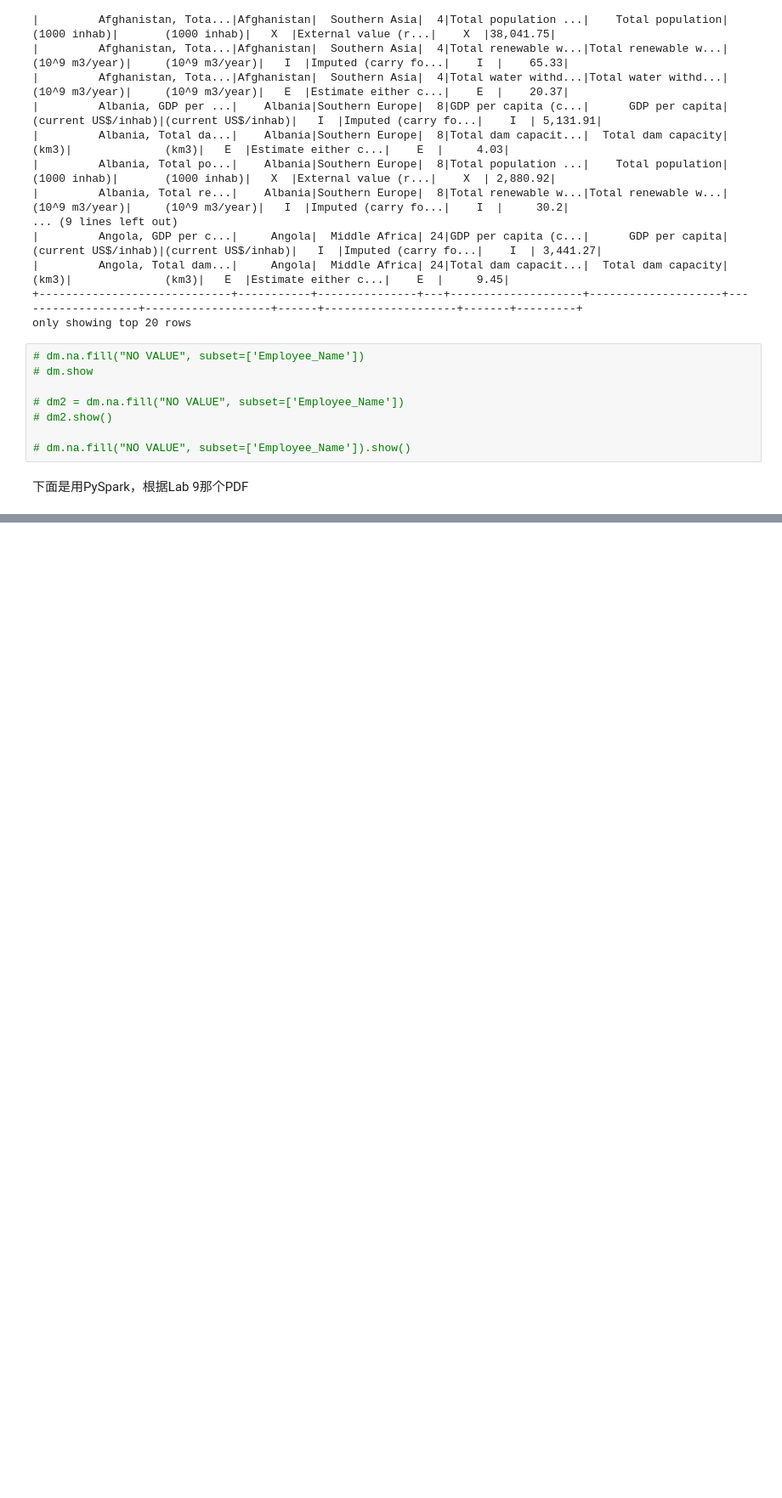
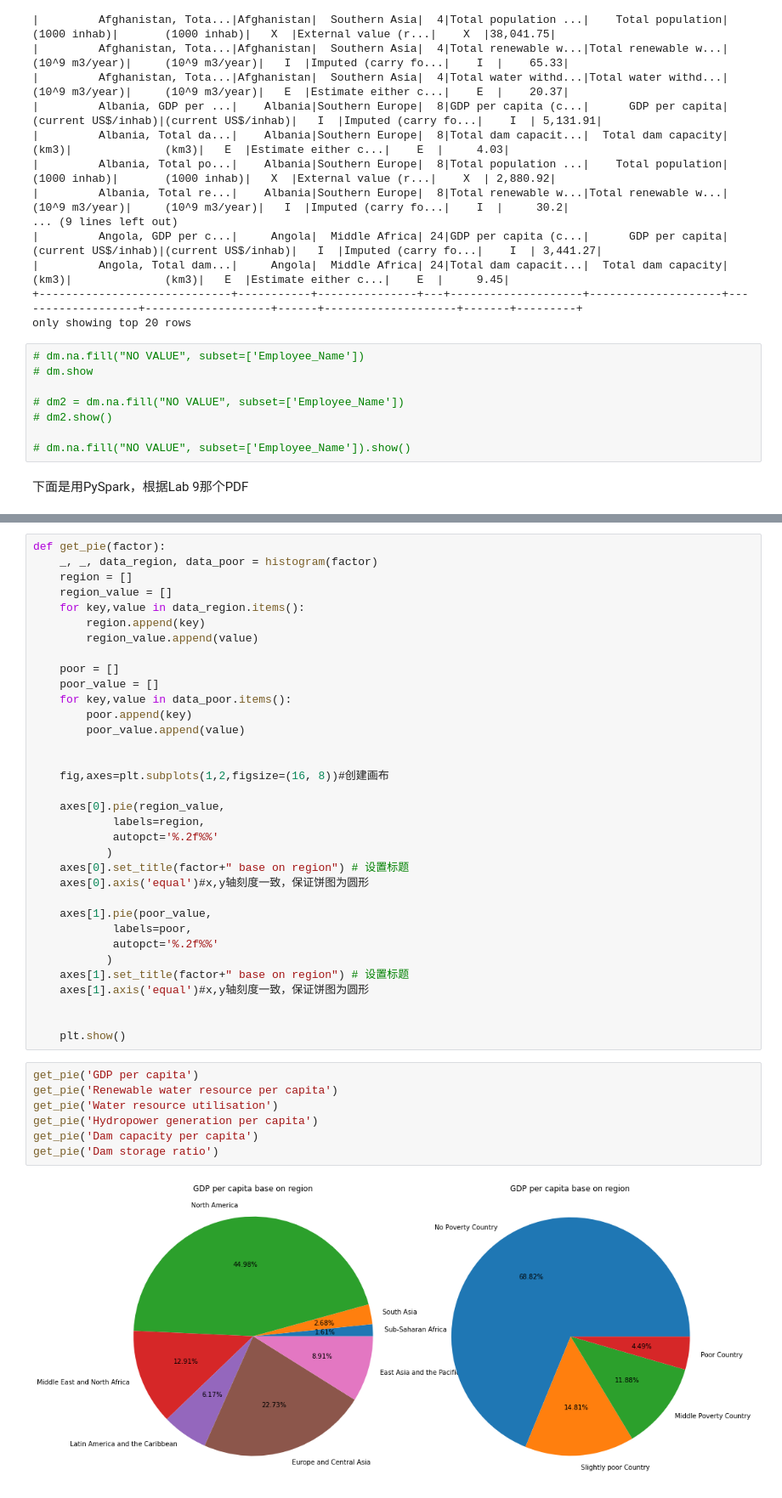
Before and after one commit to hzhu256/722-BDAS, a Jupyter notebook: project.ipynb, the cells around one changed output, grey strips where cells are left out. Shown at 85% size. Cells and saved outputs as stored; diff of their text form; blank space fills up the shorter version.

```diff
--- a/project.ipynb
+++ b/project.ipynb
@@ -170,0 +315,43 @@ only showing top 20 rows
+# %%
+def get_pie(factor):
+    _, _, data_region, data_poor = histogram(factor)
+    region = []
+    region_value = []
+    for key,value in data_region.items():
+        region.append(key)
+        region_value.append(value)
+
+    poor = []
+    poor_value = []
+    for key,value in data_poor.items():
+        poor.append(key)
+        poor_value.append(value)
+
+
+    fig,axes=plt.subplots(1,2,figsize=(16, 8))#创建画布
+
+    axes[0].pie(region_value,
+            labels=region,
+            autopct='%.2f%%'
+           )
+    axes[0].set_title(factor+" base on region") # 设置标题
+    axes[0].axis('equal')#x,y轴刻度一致，保证饼图为圆形
+
+    axes[1].pie(poor_value,
+            labels=poor,
+            autopct='%.2f%%'
+           )
+    axes[1].set_title(factor+" base on region") # 设置标题
+    axes[1].axis('equal')#x,y轴刻度一致，保证饼图为圆形
+
+
+    plt.show()
+# %%
+get_pie('GDP per capita')
+get_pie('Renewable water resource per capita')
+get_pie('Water resource utilisation')
+get_pie('Hydropower generation per capita')
+get_pie('Dam capacity per capita')
+get_pie('Dam storage ratio')
+# %% [output]
+[figure, added]
```
Also changed, not shown: parts of 15 cells of this notebook.
